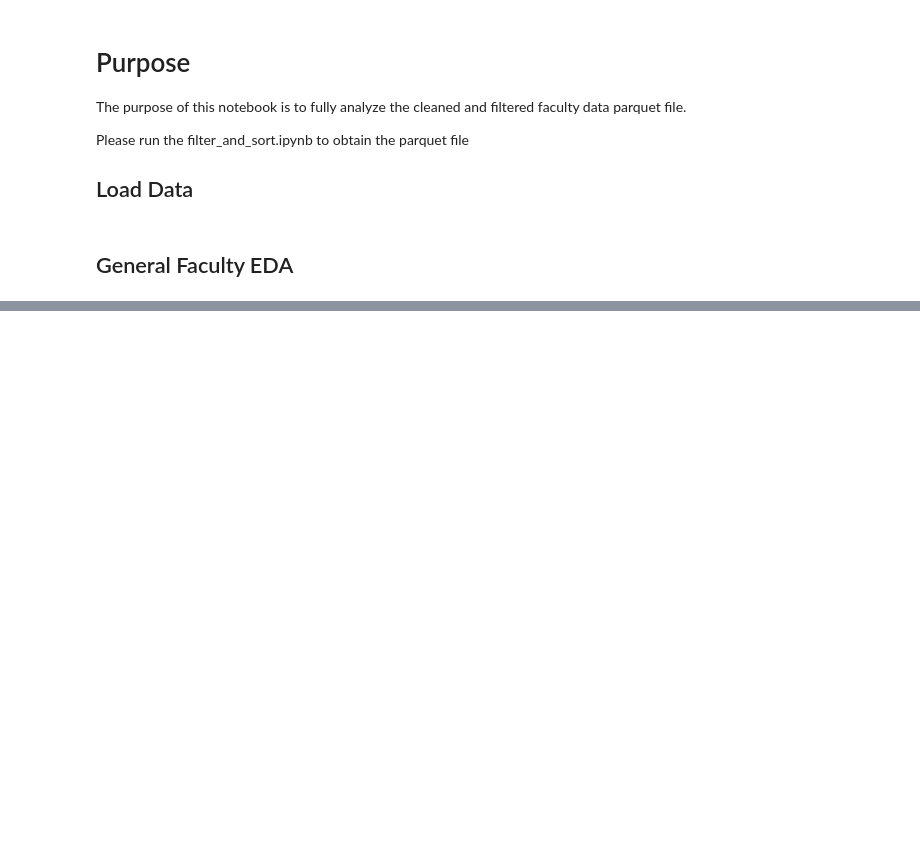
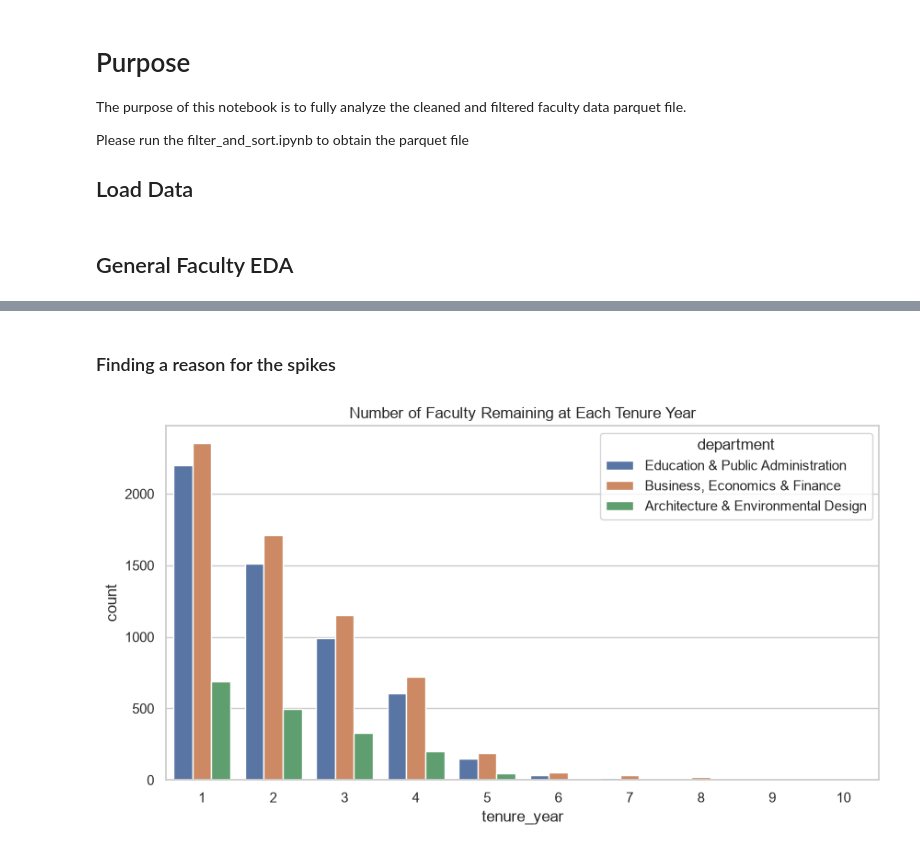
Before and after one commit to CSC4693-Fall-2026/CSC4693, a Jupyter notebook: Faculty/analyze_faculty.ipynb, the cells around one changed output, grey strips where cells are left out. Drawn from its saved outputs; the diff is of its cells as text; code cells hidden in the pictures; blank space fills up the shorter version.

```diff
--- a/Faculty/analyze_faculty.ipynb
+++ b/Faculty/analyze_faculty.ipynb
@@ -64,0 +66,27 @@ plt.show()
+# %%
+pay_trajectory = duckdb.sql("""
+WITH base_data AS (
+    SELECT
+        CONCAT(first_name, ' ', last_name) as identity, campus,
+        ANY_VALUE(base_pay) AS pay,
+        department, title_name, year
+    FROM faculty_salaries
+    GROUP BY identity, campus, department, title_name, year
+),
+collision_check AS (
+    SELECT *,
+        COUNT(*) OVER (PARTITION BY identity, campus, year) AS appearances_in_year
+    FROM base_data
+),
+valid_faculty AS (
+    SELECT *,
+        ROW_NUMBER() OVER (PARTITION BY identity, campus ORDER BY year) as tenure_year,
+        MIN(year) OVER (partition BY identity, campus) as first_appearance
+    FROM collision_check
+    WHERE appearances_in_year = 1 -- makes sure there arent any collisions
+)
+SELECT identity, campus, department, title_name, year, pay, tenure_year, first_appearance as hire_year
+FROM valid_faculty
+WHERE first_appearance > 2013 AND tenure_year <= 10
+ORDER BY tenure_year DESC
+""").pl()
@@ -64,0 +117,19 @@ plt.show()
+# %% [markdown]
+### Finding a reason for the spikes
+# %%
+# Explore the weird spikes
+
+weird_depts = ['Education & Public Administration', 'Business, Economics & Finance', 'Architecture & Environmental Design']
+weird_data = pay_trajectory.filter(pl.col('department').is_in(weird_depts))
+
+plt.figure(figsize=(10, 5))
+
+sns.countplot(
+    data=weird_data,
+    x="tenure_year",
+    hue="department"
+)
+plt.title("Number of Faculty Remaining at Each Tenure Year")
+plt.show()
+# %% [output]
+[figure, added]
```
Also changed, not shown: parts of 6 cells of this notebook.
